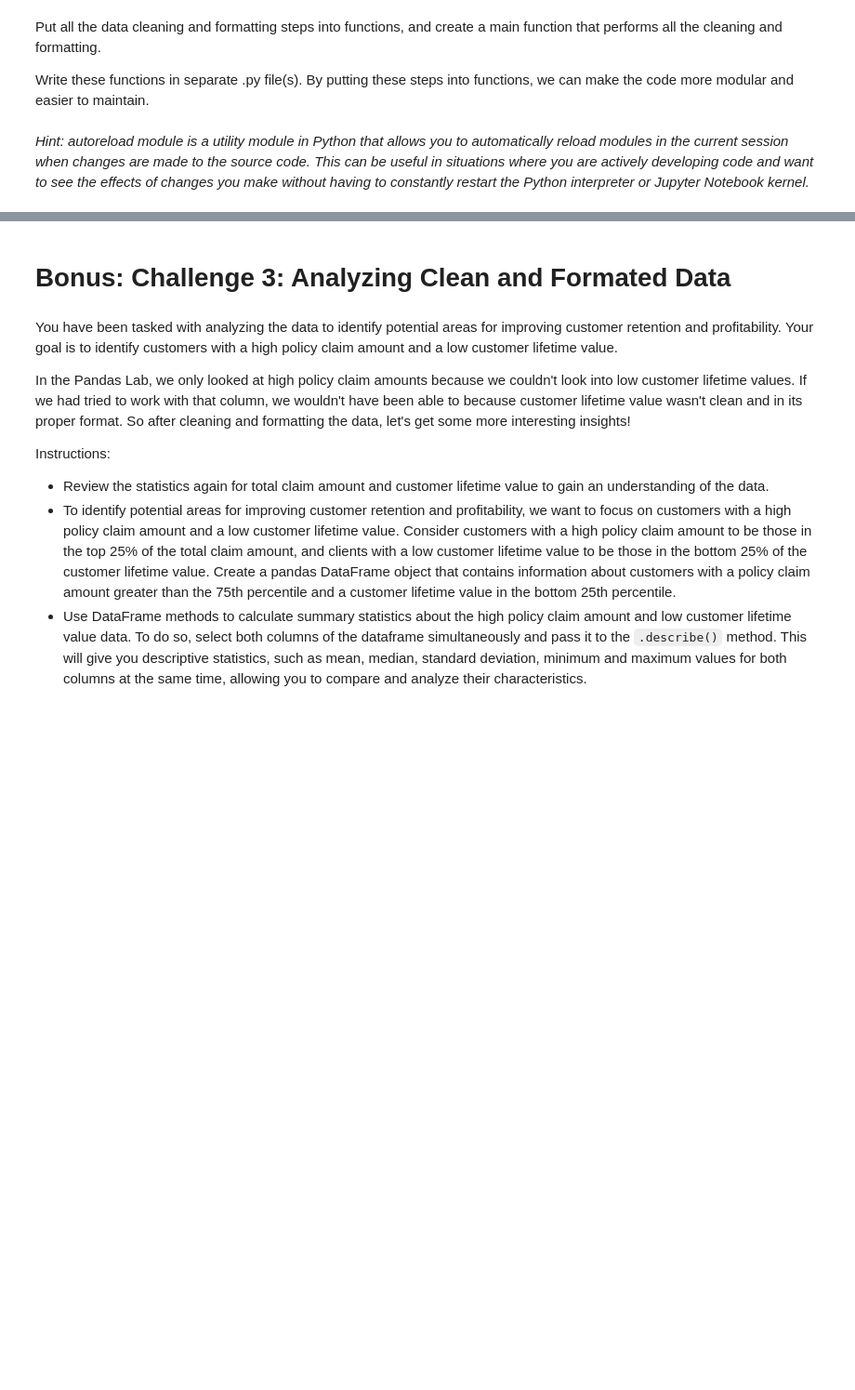
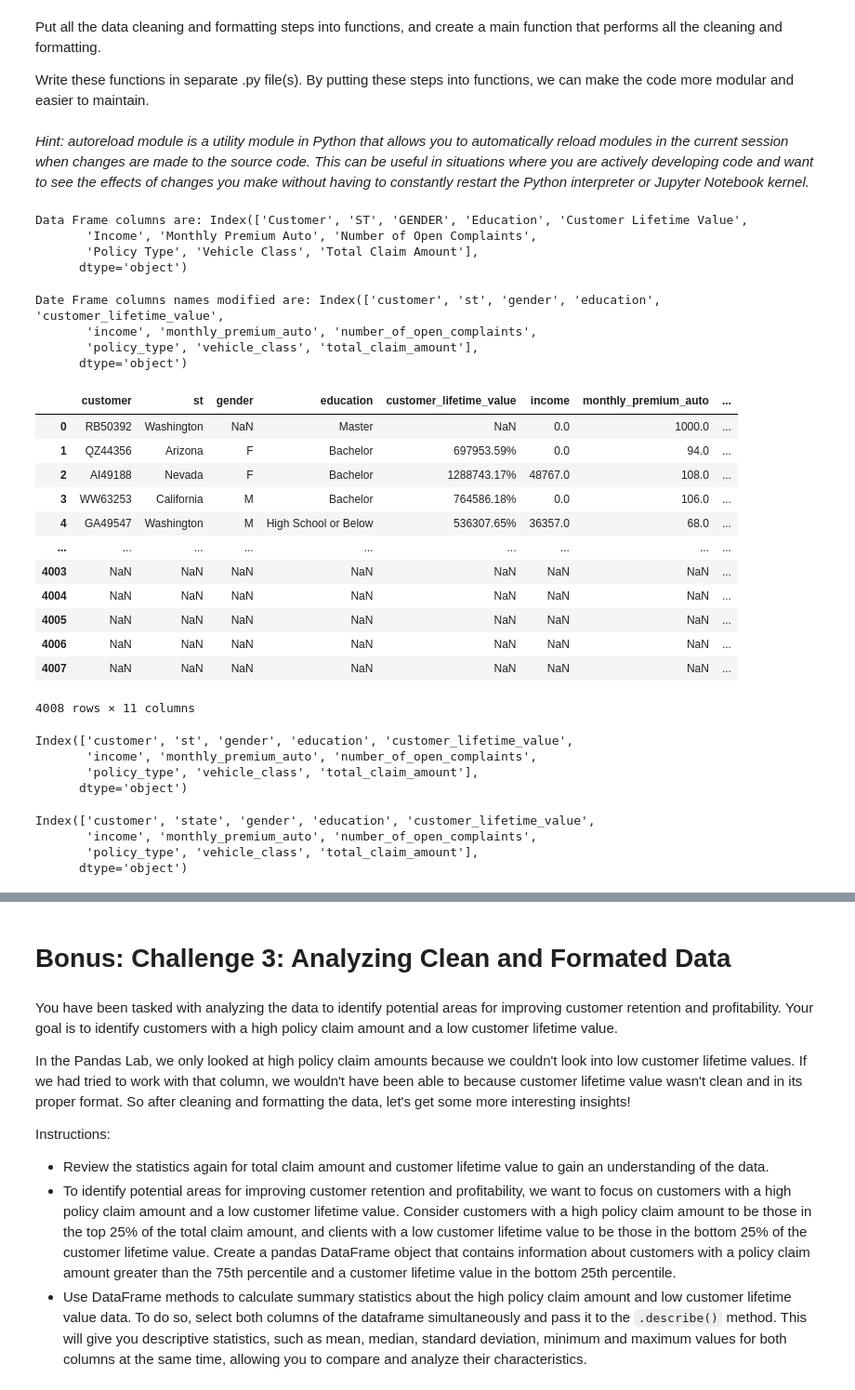
Before and after one commit to datasilvia/lab-dw-data-cleaning-and-formatting, a Jupyter notebook: lab-dw-data-cleaning-and-formatting.ipynb, the cells around one changed output, grey strips where cells are left out. Shown: that part at 93% size. Saved outputs shown, nothing was run; the diff lists cells and outputs as text; code cells hidden in the pictures; blank space fills up the shorter version.

```diff
--- a/lab-dw-data-cleaning-and-formatting.ipynb
+++ b/lab-dw-data-cleaning-and-formatting.ipynb
@@ -210,6 +220,41 @@ def show_columns():
+# %%
+show_columns(df)
+# %% [output]
+Data Frame columns are: Index(['Customer', 'ST', 'GENDER', 'Education', 'Customer Lifetime Value',
+       'Income', 'Monthly Premium Auto', 'Number of Open Complaints',
+       'Policy Type', 'Vehicle Class', 'Total Claim Amount'],
+      dtype='object')
 # %%
-def format_column_names():
+def format_column_names(df):
     df.columns = df.columns.str.lower() # To make all column names in lower case
     df.columns = df.columns.str.replace(" ", "_") #To replace spaces in column names with "_"
-    df = df.rename(columns = {'st': 'state'}) # To rename the column name "st" as "state"
-    return print(f"Date Frame columns names modified are: {df.columns}")
+    #df = df.rename(columns={'st': 'state'}) # To rename the column name "st" as "state"
+    print(f"Date Frame columns names modified are: {df.columns}")
+    return df
+# %%
+format_column_names(df)
+# %% [output]
+Date Frame columns names modified are: Index(['customer', 'st', 'gender', 'education', 'customer_lifetime_value',
+       'income', 'monthly_premium_auto', 'number_of_open_complaints',
+       'policy_type', 'vehicle_class', 'total_claim_amount'],
+      dtype='object')
+|  | customer | st | gender | education | customer_lifetime_value | income | monthly_premium_auto | ... |
+| 0 | RB50392 | Washington | NaN | Master | NaN | 0.0 | 1000.0 | ... |
+| 1 | QZ44356 | Arizona | F | Bachelor | 697953.59% | 0.0 | 94.0 | ... |
+| 2 | AI49188 | Nevada | F | Bachelor | 1288743.17% | 48767.0 | 108.0 | ... |
+| 3 | WW63253 | California | M | Bachelor | 764586.18% | 0.0 | 106.0 | ... |
+| 4 | GA49547 | Washington | M | High School or Below | 536307.65% | 36357.0 | 68.0 | ... |
+| ... | ... | ... | ... | ... | ... | ... | ... | ... |
+| 4003 | NaN | NaN | NaN | NaN | NaN | NaN | NaN | ... |
+| 4004 | NaN | NaN | NaN | NaN | NaN | NaN | NaN | ... |
+| 4005 | NaN | NaN | NaN | NaN | NaN | NaN | NaN | ... |
+| 4006 | NaN | NaN | NaN | NaN | NaN | NaN | NaN | ... |
+| 4007 | NaN | NaN | NaN | NaN | NaN | NaN | NaN | ... |
+4008 rows × 11 columns
+# %%
+df.columns
+# %% [output]
+Index(['customer', 'st', 'gender', 'education', 'customer_lifetime_value',
+       'income', 'monthly_premium_auto', 'number_of_open_complaints',
+       'policy_type', 'vehicle_class', 'total_claim_amount'],
+      dtype='object')
@@ -216 +263,8 @@ def format_column_names():
+# %%
+df.columns
+# %% [output]
+Index(['customer', 'state', 'gender', 'education', 'customer_lifetime_value',
+       'income', 'monthly_premium_auto', 'number_of_open_complaints',
+       'policy_type', 'vehicle_class', 'total_claim_amount'],
+      dtype='object')
 # %%
```
Also changed, not shown: parts of 14 cells of this notebook, 1 other file.
